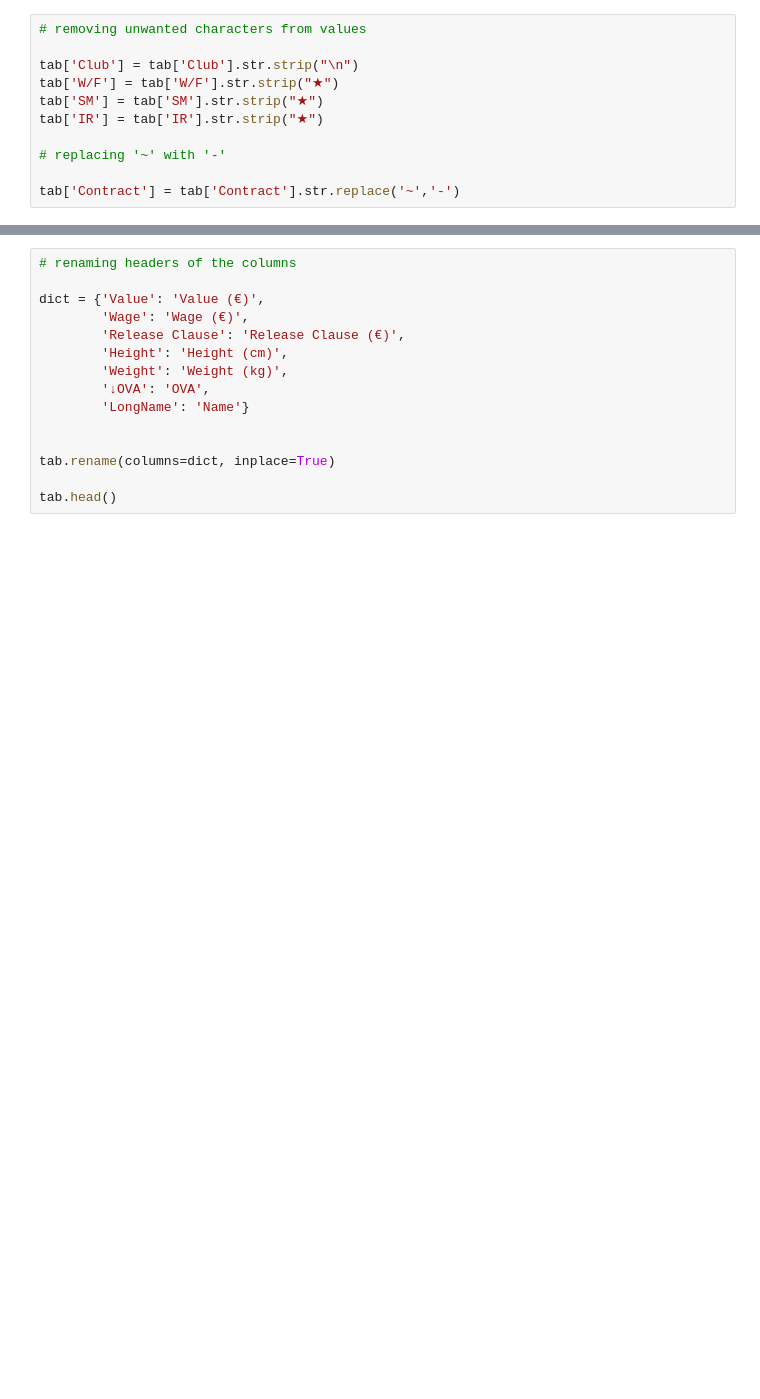
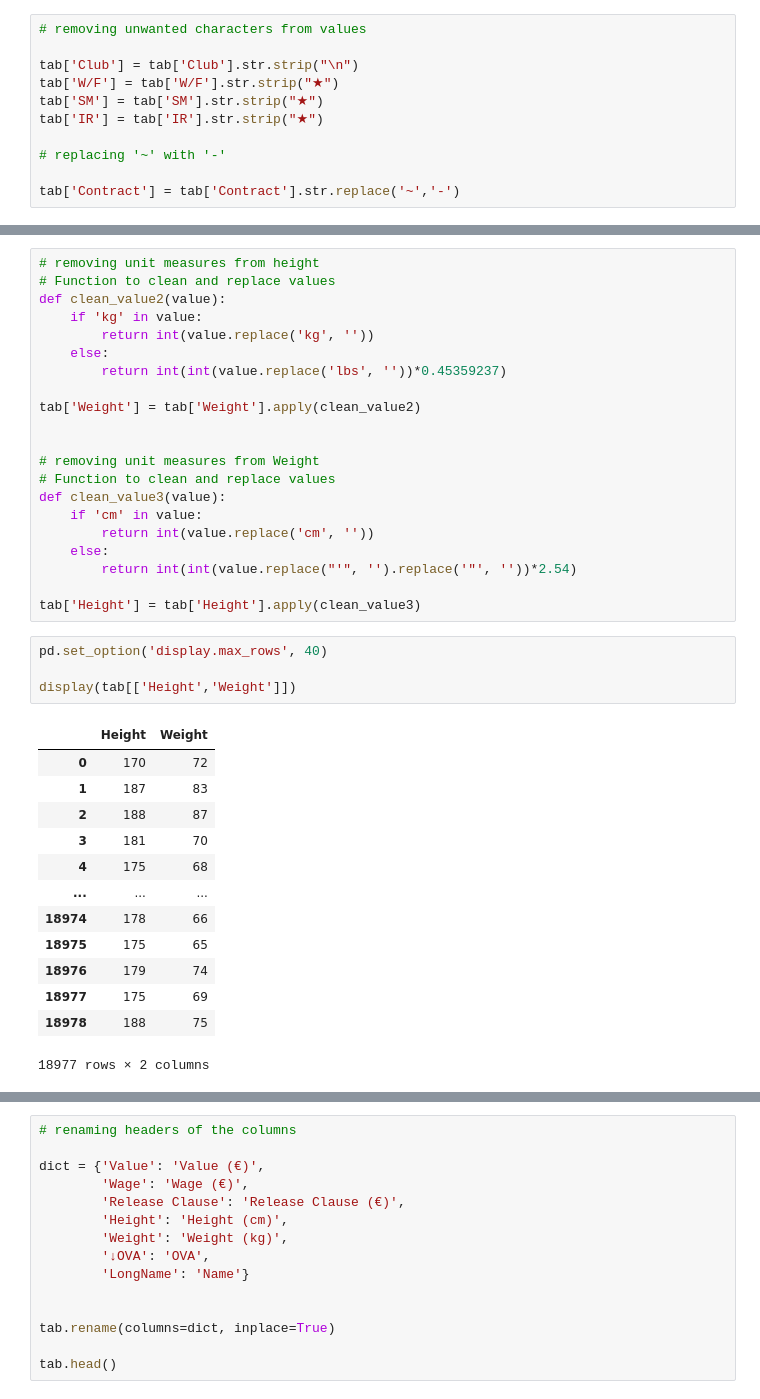
Before and after one commit to CarmineDeBenedittis/Data-Cleaning-in-Pandas, a Jupyter notebook: Data Cleaning Fifa21.ipynb, the cells around one changed output, grey strips where cells are left out. Drawn from its saved outputs; the diff is of its cells as text; blank space fills up the shorter version.

```diff
--- a/Data Cleaning Fifa21.ipynb
+++ b/Data Cleaning Fifa21.ipynb
@@ -109 +133,40 @@ tab
+# %%
+# removing unit measures from height
+# Function to clean and replace values
+def clean_value2(value):
+    if 'kg' in value:
+        return int(value.replace('kg', ''))
+    else:
+        return int(int(value.replace('lbs', ''))*0.45359237)
+
+tab['Weight'] = tab['Weight'].apply(clean_value2)
+
+
+# removing unit measures from Weight
+# Function to clean and replace values
+def clean_value3(value):
+    if 'cm' in value:
+        return int(value.replace('cm', ''))
+    else:
+        return int(int(value.replace("'", '').replace('"', ''))*2.54)
+
+tab['Height'] = tab['Height'].apply(clean_value3)
+# %%
+pd.set_option('display.max_rows', 40)
+
+display(tab[['Height','Weight']])
+# %% [output]
+|  | Height | Weight |
+| 0 | 170 | 72 |
+| 1 | 187 | 83 |
+| 2 | 188 | 87 |
+| 3 | 181 | 70 |
+| 4 | 175 | 68 |
+| ... | ... | ... |
+| 18974 | 178 | 66 |
+| 18975 | 175 | 65 |
+| 18976 | 179 | 74 |
+| 18977 | 175 | 69 |
+| 18978 | 188 | 75 |
+18977 rows × 2 columns
 # %%
```
Also changed, not shown: parts of 6 cells of this notebook.
